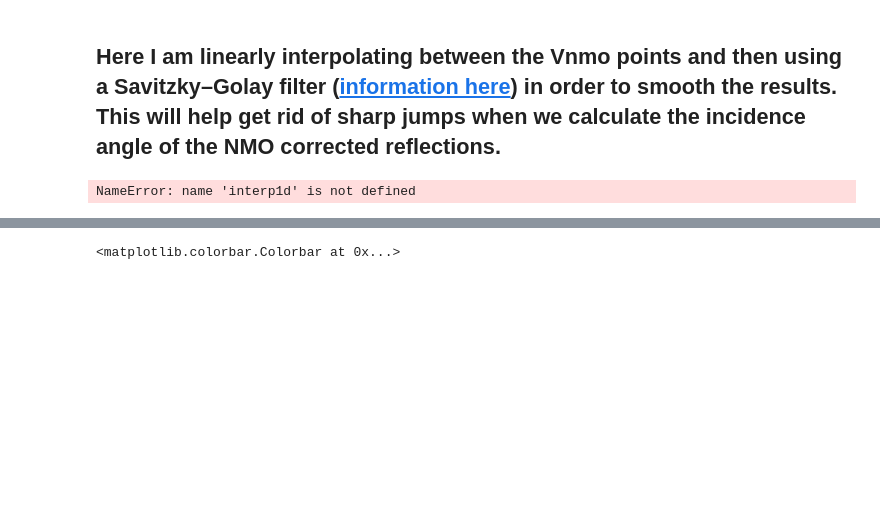
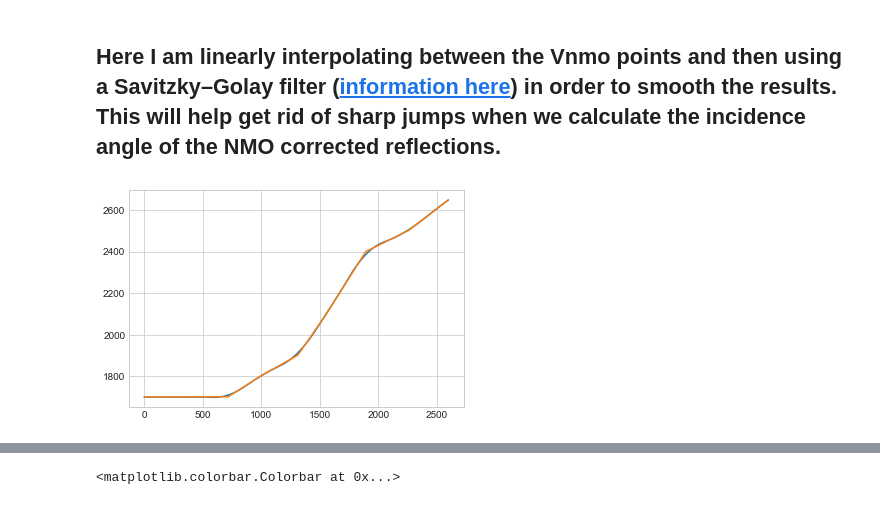
Before and after one commit to tccw/geotools, a Jupyter notebook: tutorials/SeismicPorePressureAnalysis_Edited.ipynb, the cells around one changed output, grey strips where cells are left out. Saved outputs shown, nothing was run; the diff lists cells and outputs as text; code cells hidden in the pictures; blank space fills up the shorter version.

```diff
--- a/tutorials/SeismicPorePressureAnalysis_Edited.ipynb
+++ b/tutorials/SeismicPorePressureAnalysis_Edited.ipynb
@@ -354,4 +405,4 @@ def interact_plot(v0,v1,v2,v3,v4,v5,v6,v7):
 
     ax1.invert_yaxis()
 
-    return vnmo_user, np.append(twt_vel_mod, twt.max()), nmo_corr
+    return #vnmo_user, np.append(twt_vel_mod, twt.max()), nmo_corr
@@ -367,23 +437,24 @@ plt.imshow(nmo_corr_gath, aspect='auto')
 # %%
 f1 = interp1d(twt_vnmo,
                   vnmo_correct,
                   fill_value='extrapolate', kind='linear')
 vnmo_usr_interp = f1(twt)
 
 from scipy.signal import savgol_filter
 
 vnmo_corr_interp_savgol_filt = savgol_filter(vnmo_usr_interp, 501,3)
-# plt.plot(vnmo_corr_interp_savgol_filt)
+plt.plot(vnmo_corr_interp_savgol_filt)
+plt.plot(vnmo_usr_interp)
 
 
 depth = (vnmo_corr_interp_savgol_filt * twt) / 2
 # angles = np.array([np.degrees(np.arctan(off / ( 2 * depth))) for off in offsets])
 angles = np.array([np.degrees(np.arctan(off / (vnmo_corr_interp_savgol_filt * twt))) for off in offsets])
 # angles = 90 - np.degrees(np.arctan(depth / offsets))
 # plt.imshow(angles.T, aspect='auto', cmap='jet')
 # plt.colorbar()
 # %% [output]
-NameError: name 'interp1d' is not defined
+[figure, added]
 # %%
 fig, (ax1, ax2, ax3) = plt.subplots(nrows=1, ncols=3, figsize=(15,10), sharey=True, sharex=True)
 
```
Also changed, not shown: parts of 36 cells of this notebook.
